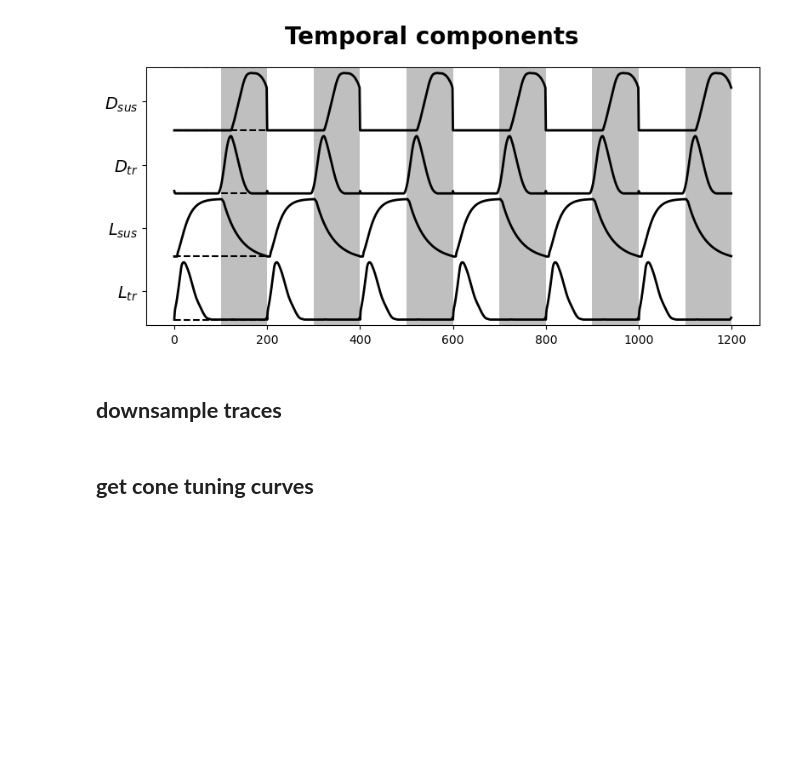
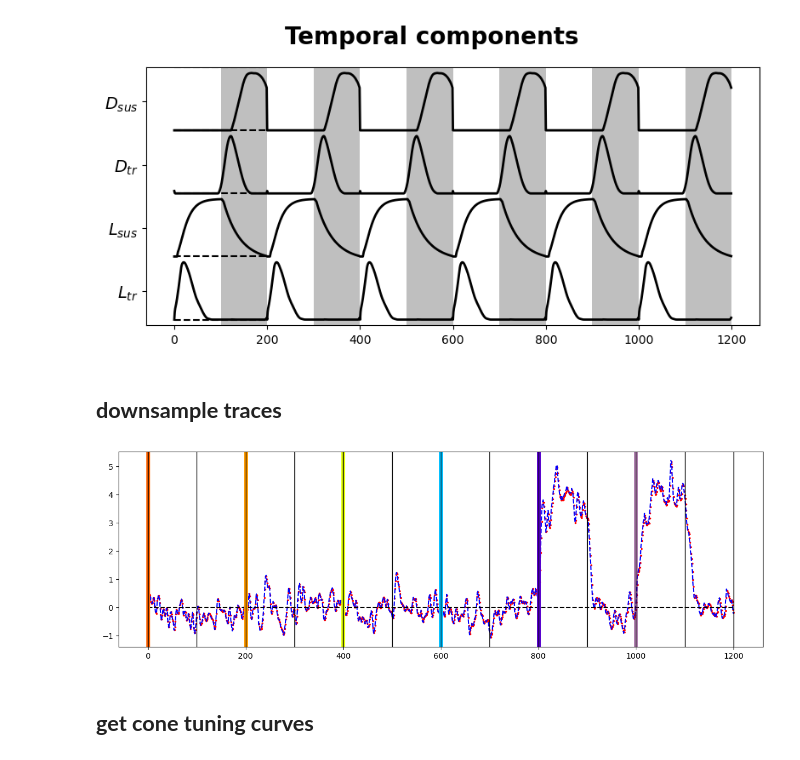
Before and after one commit to dr-kozlowski/baden_lab, a Jupyter notebook: main/template_matching.ipynb, the cells around one changed output. Saved outputs shown, nothing was run; the diff lists cells and outputs as text; code cells hidden in the pictures; blank space fills up the shorter version.

```diff
--- a/main/template_matching.ipynb
+++ b/main/template_matching.ipynb
@@ -107,11 +127,11 @@ plt.tight_layout()
 # %%
 # downsample data
 ticks_to_interpolate = ticks_per_template * nLEDs
-traces_ds_control = get_downsampled_data(pooled_traces_bs_control, ticks_to_interpolate)
-traces_ds_uv = get_downsampled_data(pooled_traces_bs_uv, ticks_to_interpolate)
-traces_ds_green = get_downsampled_data(pooled_traces_bs_green, ticks_to_interpolate)
-traces_ds_red = get_downsampled_data(pooled_traces_bs_red, ticks_to_interpolate)
-traces_ds_blue = get_downsampled_data(pooled_traces_bs_blue, ticks_to_interpolate)
+traces_ds_control = get_downsampled_data2(pooled_traces_bs_control, ticks_to_interpolate)
+traces_ds_uv = get_downsampled_data2(pooled_traces_bs_uv, ticks_to_interpolate)
+traces_ds_green = get_downsampled_data2(pooled_traces_bs_green, ticks_to_interpolate)
+traces_ds_red = get_downsampled_data2(pooled_traces_bs_red, ticks_to_interpolate)
+traces_ds_blue = get_downsampled_data2(pooled_traces_bs_blue, ticks_to_interpolate)
 # %%
 # mask data
 traces_ds_control = get_masked_traces(traces_ds_control, pooled_quality_criterion_control, qc=qc, IPL_positions=pooled_IPLs_control, std_qc=std_qc)
@@ -119,6 +139,26 @@ traces_ds_uv = get_masked_traces(traces_ds_uv, pooled_quality_criterion_uv, qc=q
 traces_ds_green = get_masked_traces(traces_ds_green, pooled_quality_criterion_green, qc=qc, IPL_positions=pooled_IPLs_green, std_qc=std_qc)
 traces_ds_red = get_masked_traces(traces_ds_red, pooled_quality_criterion_red, qc=qc, IPL_positions=pooled_IPLs_red, std_qc=std_qc)
 traces_ds_blue = get_masked_traces(traces_ds_blue, pooled_quality_criterion_blue, qc=qc, IPL_positions=pooled_IPLs_blue, std_qc=std_qc)
+# %%
+cmap_list = get_list_of_colors(nLEDs, red_first=True)
+
+roi = 200
+N = ticks_per_template * nLEDs
+ticks = int(N / (nLEDs))
+
+t = np.linspace(0, N, pooled_traces_bs_control.shape[1])
+t_ds = np.linspace(0, N, traces_ds_control.shape[1])
+
+fig, ax = plt.subplots(1, 1, figsize=(12, 4))
+ax.plot(t_ds, traces_ds_control[roi, :], 'r.', label="downsampled data", markersize=3)
+ax.plot(t, pooled_traces_bs_control[roi, :], 'b--', label="raw data", markersize=3)
+ax.hlines(0, 0, N, 'k', '--')
+for i in range(nLEDs):
+    ax.axvline((i*ticks), c = cmap_list[i], lw = 5)
+for i in range(2*nLEDs+1):
+    ax.axvline((i*ticks/2), c = 'k', lw = 1)
+# %% [output]
+[figure, added]
 # %% [markdown]
 ## **get cone tuning curves**
 # %%
```
Also changed, not shown: parts of 16 cells of this notebook, 3 other files.
